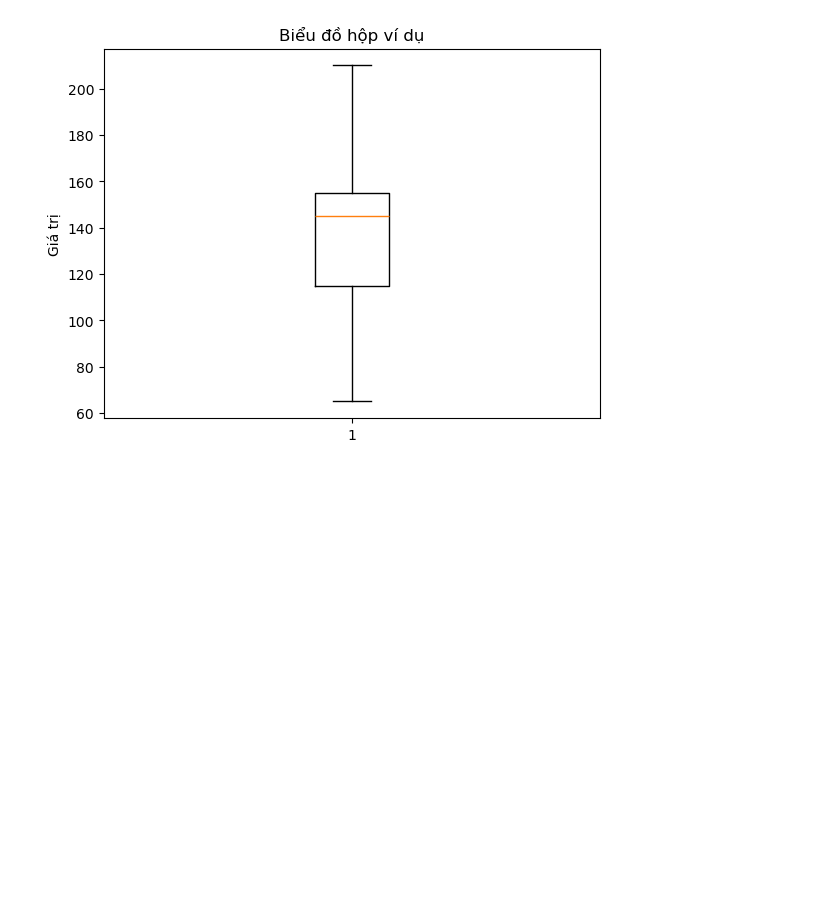
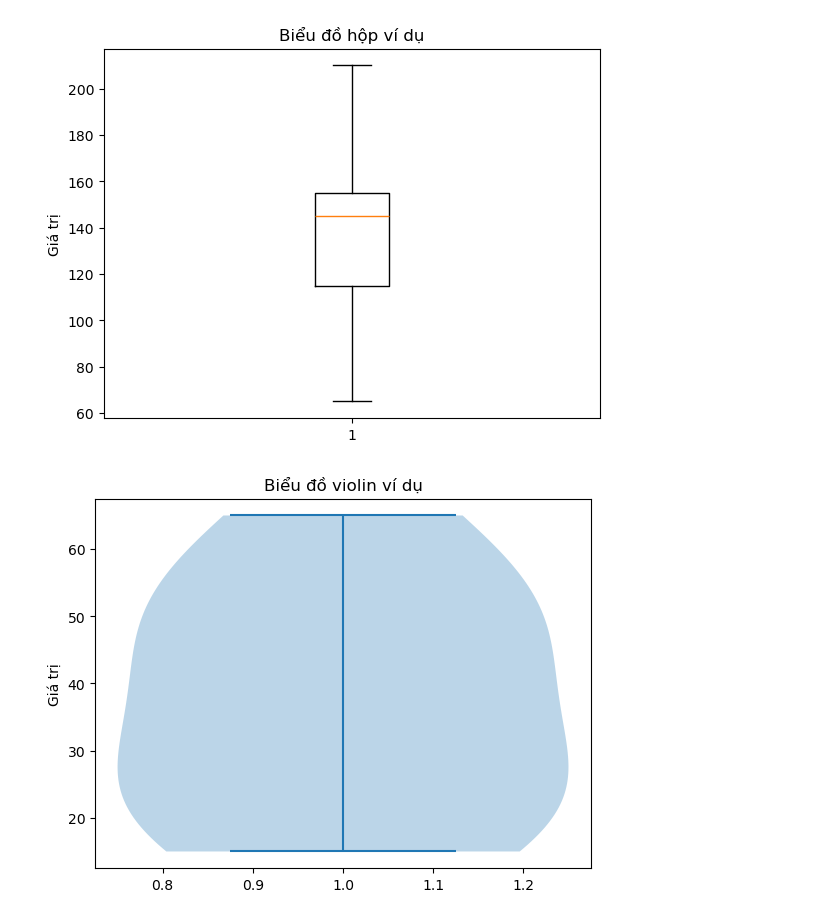
Before and after one commit to Luan5396/ThiGiacMayTinh, a Jupyter notebook: 08.ipynb, the cells around one changed output. Drawn from its saved outputs; the diff is of its cells as text; code cells hidden in the pictures; blank space fills up the shorter version.

```diff
--- a/08.ipynb
+++ b/08.ipynb
@@ -64,3 +64,12 @@ plt.ylabel('Giá trị')  # Đặt nhãn cho trục y
 plt.show()  # Hiển thị biểu đồ
 # %% [output]
 [figure]
+# %%
+data = [15, 18, 22, 30, 35, 45, 50, 55, 65]
+
+plt.violinplot(data)  # Vẽ biểu đồ violin
+plt.title('Biểu đồ violin ví dụ')  # Đặt tiêu đề cho biểu đồ
+plt.ylabel('Giá trị')  # Đặt nhãn cho trục y
+plt.show()  # Hiển thị biểu đồ
+# %% [output]
+[figure, added]
```
Also changed, not shown: parts of 3 cells of this notebook.
